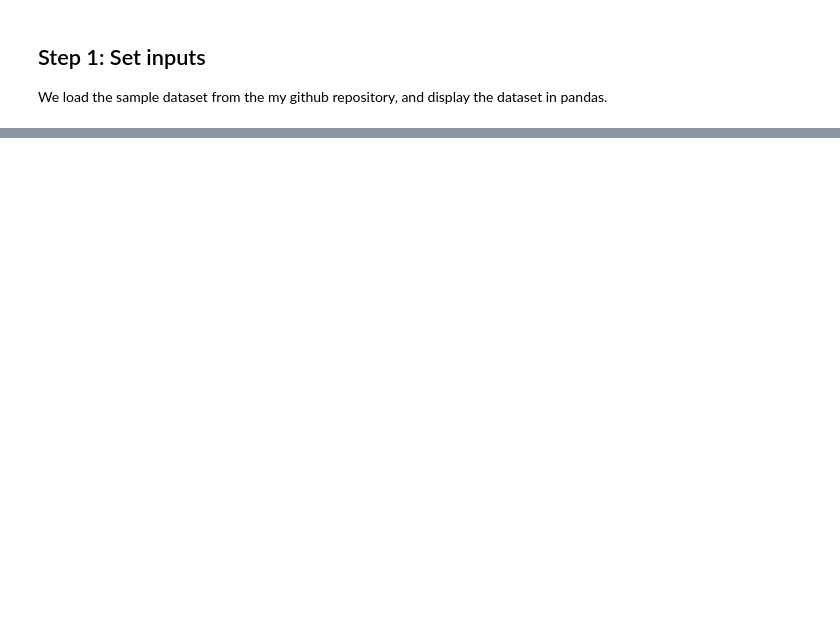
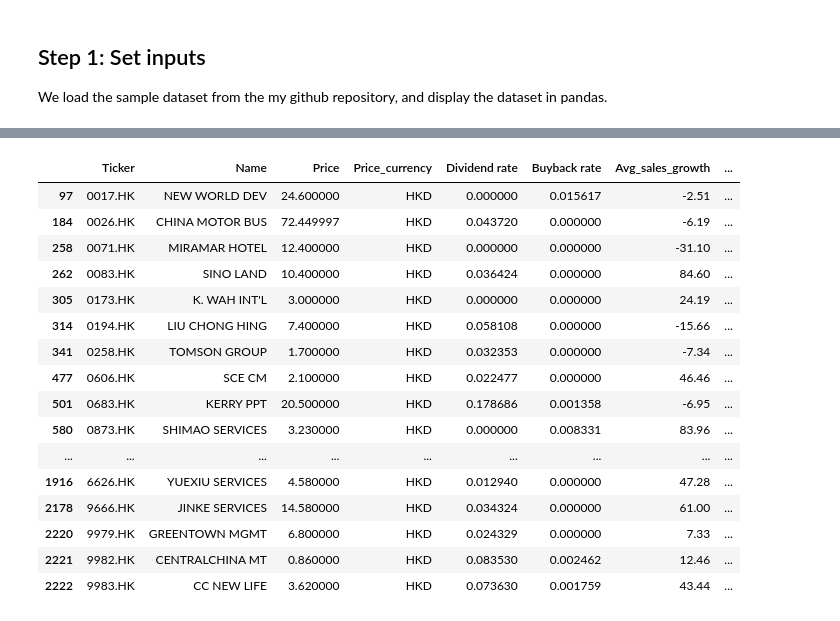
Before and after one commit to JerryChenz/Invest_Proc_Open, a Jupyter notebook: stock_screener.ipynb, the cells around one changed output, grey strips where cells are left out. Cells and saved outputs as stored; diff of their text form; code cells hidden in the pictures; blank space fills up the shorter version.

```diff
--- a/stock_screener.ipynb
+++ b/stock_screener.ipynb
@@ -40,7 +73,6 @@ op_liabilities = df['TotalAssets'] - df['TotalEquityGrossMinorityInterest'] - to
 net_op_assets = op_assets - op_liabilities
 # Non-operating assets
 current_financial_assets = df['OtherShortTermInvestments'] + df['InvestmentinFinancialAssets']
-nonop_noncash_assets = 0.75 * (df['InvestmentProperties'] + df['LongTermEquityInvestment']) + current_financial_assets
 
 """1. Stability Ratios"""
 # liquidity_coverage_ratio
@@ -60,9 +92,11 @@ ppe_multiple = df['NetPPE'] / df['TotalRevenue']
 greenblatt_capital = df['NetPPE'] + net_working_capital - df['CashAndCashEquivalents']  # Not consider capital structure
 greenblatt_roc = df['EBIT'] / greenblatt_capital
 
-"""3. Price Ratios: """
-enterprise_value = capitalization_report + total_debt + df['MinorityInterest'] - excess_cash - nonop_noncash_assets
-ebit_tev = df['EBIT'] / enterprise_value
-
-"""4. Momentum Ratios"""
-# Todo: F-score
+df['ROC'] = greenblatt_roc
+df['lcr'] = lcr
+df['core_lcr'] = core_lcr
+df['Debt ratio'] = debt_ratio
+df['Current ratio'] = current_ratio
+df['Dividend rate'] = dividend_rate
+df['Buyback rate'] = buyback_rate
+df['PPE_multiple'] = ppe_multiple
@@ -73,10 +142,33 @@ We can screen using different sets of conditions, then merge them later.
 # %%
 # common fitlering conditions:
 # 1. Reasonable leverage and Good Liqudity
-common_1 = (core_lcr >= 0.6) & (lcr >= 0.8)
-common_2 = (current_ratio >= 1) & (debt_ratio <= 0.8)
+common_1 = (core_lcr >= 0.2) & (lcr >= 0.6)
+common_2 = (current_ratio >= 0.8) & (debt_ratio <= 0.8)
 common_3 = (total_debt / df['CurrentAssets']) < 1.5
 # 2. Avoid negative gross margin and value trap
 common_4 = capitalization_price > 1000000000
 common_5 = (capitalization_price > 6000000000) & (df['Avg_Gross_margin'] > 0.01)
 common_6 = (capitalization_price <= 6000000000) & ((dividend_rate > 0.01) | (buyback_rate > 0.01))
+
+# filtered by common conditions
+common_df = df
+common_df = common_df.loc[common_1 & common_2 & common_3 & common_4 & (common_5 | common_6)]
+display(common_df.loc[:, ['Ticker', 'Name', 'Price', 'Price_currency', 'Dividend rate', 'Buyback rate', 'Avg_sales_growth', 'Avg_Gross_margin', 'Avg_ebit_margin', 'ROC', 'lcr' ,'core_lcr', 'Current ratio', 'Debt ratio']])
+# %% [output]
+|  | Ticker | Name | Price | Price_currency | Dividend rate | Buyback rate | Avg_sales_growth | ... |
+| 97 | 0017.HK | NEW WORLD DEV | 24.600000 | HKD | 0.000000 | 0.015617 | -2.51 | ... |
+| 184 | 0026.HK | CHINA MOTOR BUS | 72.449997 | HKD | 0.043720 | 0.000000 | -6.19 | ... |
+| 258 | 0071.HK | MIRAMAR HOTEL | 12.400000 | HKD | 0.000000 | 0.000000 | -31.10 | ... |
+| 262 | 0083.HK | SINO LAND | 10.400000 | HKD | 0.036424 | 0.000000 | 84.60 | ... |
+| 305 | 0173.HK | K. WAH INT'L | 3.000000 | HKD | 0.000000 | 0.000000 | 24.19 | ... |
+| 314 | 0194.HK | LIU CHONG HING | 7.400000 | HKD | 0.058108 | 0.000000 | -15.66 | ... |
+| 341 | 0258.HK | TOMSON GROUP | 1.700000 | HKD | 0.032353 | 0.000000 | -7.34 | ... |
+| 477 | 0606.HK | SCE CM | 2.100000 | HKD | 0.022477 | 0.000000 | 46.46 | ... |
+| 501 | 0683.HK | KERRY PPT | 20.500000 | HKD | 0.178686 | 0.001358 | -6.95 | ... |
+| 580 | 0873.HK | SHIMAO SERVICES | 3.230000 | HKD | 0.000000 | 0.008331 | 83.96 | ... |
+| ... | ... | ... | ... | ... | ... | ... | ... | ... |
+| 1916 | 6626.HK | YUEXIU SERVICES | 4.580000 | HKD | 0.012940 | 0.000000 | 47.28 | ... |
+| 2178 | 9666.HK | JINKE SERVICES | 14.580000 | HKD | 0.034324 | 0.000000 | 61.00 | ... |
+| 2220 | 9979.HK | GREENTOWN MGMT | 6.800000 | HKD | 0.024329 | 0.000000 | 7.33 | ... |
+| 2221 | 9982.HK | CENTRALCHINA MT | 0.860000 | HKD | 0.083530 | 0.002462 | 12.46 | ... |
+| 2222 | 9983.HK | CC NEW LIFE | 3.620000 | HKD | 0.073630 | 0.001759 | 43.44 | ... |
```
Also changed, not shown: parts of 18 cells of this notebook.
